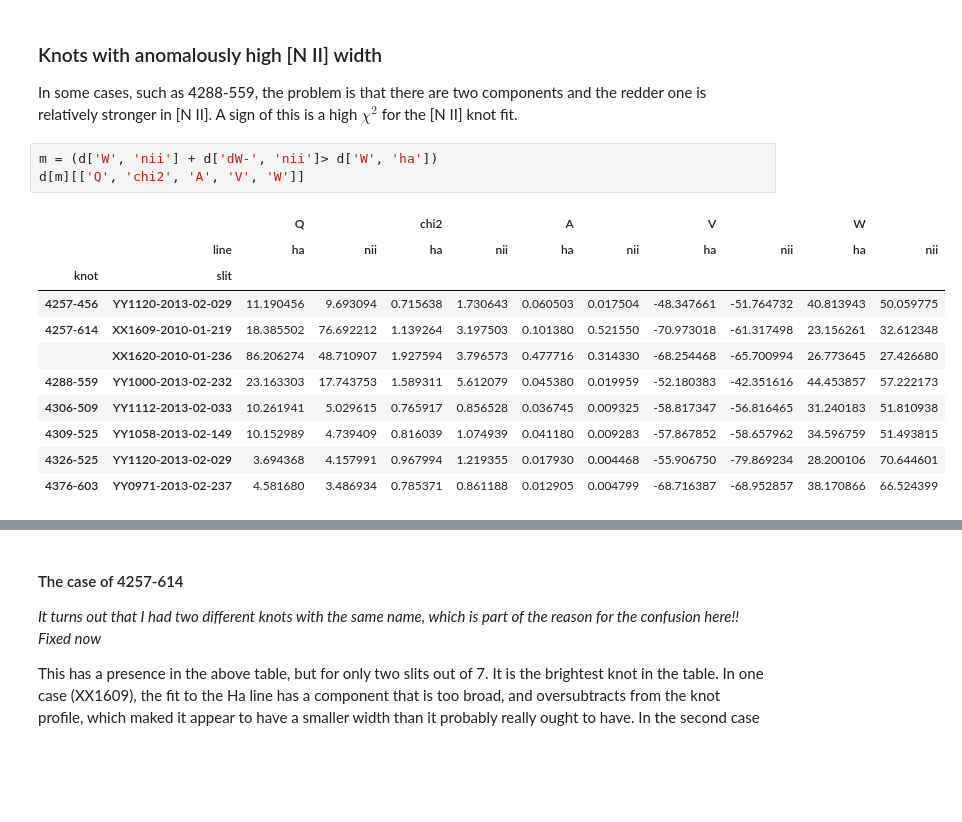
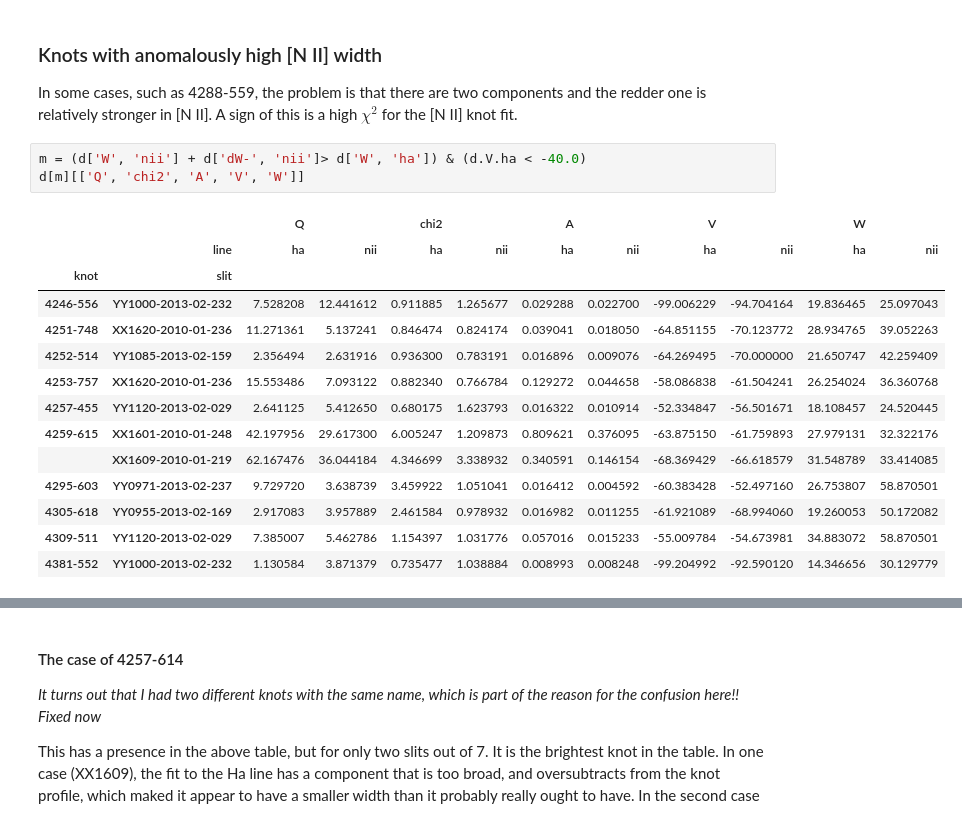
Before and after one commit to will-henney/orion-west, a Jupyter notebook: test-knot-fit.ipynb, the cells around one changed output, grey strips where cells are left out. Saved outputs shown, nothing was run; the diff lists cells and outputs as text; blank space fills up the shorter version.

```diff
--- a/test-knot-fit.ipynb
+++ b/test-knot-fit.ipynb
@@ -915,17 +1026,20 @@ fig.set_size_inches(18, 9)
 
 In some cases, such as 4288-559, the problem is that there are two components and the redder one is relatively stronger in [N II].  A sign of this is a high $\chi^2$ for the [N II] knot fit.
 # %%
-m = (d['W', 'nii'] + d['dW-', 'nii']> d['W', 'ha'])
+m = (d['W', 'nii'] + d['dW-', 'nii']> d['W', 'ha']) & (d.V.ha < -40.0)
 d[m][['Q', 'chi2', 'A', 'V', 'W']]
 # %% [output]
 |  |  | Q |  | chi2 |  | A |  | V |  | W |  |
 |  | line | ha | nii | ha | nii | ha | nii | ha | nii | ha | nii |
 | knot | slit |  |  |  |  |  |  |  |  |  |  |
-| 4257-456 | YY1120-2013-02-029 | 11.190456 | 9.693094 | 0.715638 | 1.730643 | 0.060503 | 0.017504 | -48.347661 | -51.764732 | 40.813943 | 50.059775 |
-| 4257-614 | XX1609-2010-01-219 | 18.385502 | 76.692212 | 1.139264 | 3.197503 | 0.101380 | 0.521550 | -70.973018 | -61.317498 | 23.156261 | 32.612348 |
-|  | XX1620-2010-01-236 | 86.206274 | 48.710907 | 1.927594 | 3.796573 | 0.477716 | 0.314330 | -68.254468 | -65.700994 | 26.773645 | 27.426680 |
-| 4288-559 | YY1000-2013-02-232 | 23.163303 | 17.743753 | 1.589311 | 5.612079 | 0.045380 | 0.019959 | -52.180383 | -42.351616 | 44.453857 | 57.222173 |
-| 4306-509 | YY1112-2013-02-033 | 10.261941 | 5.029615 | 0.765917 | 0.856528 | 0.036745 | 0.009325 | -58.817347 | -56.816465 | 31.240183 | 51.810938 |
-| 4309-525 | YY1058-2013-02-149 | 10.152989 | 4.739409 | 0.816039 | 1.074939 | 0.041180 | 0.009283 | -57.867852 | -58.657962 | 34.596759 | 51.493815 |
-| 4326-525 | YY1120-2013-02-029 | 3.694368 | 4.157991 | 0.967994 | 1.219355 | 0.017930 | 0.004468 | -55.906750 | -79.869234 | 28.200106 | 70.644601 |
-| 4376-603 | YY0971-2013-02-237 | 4.581680 | 3.486934 | 0.785371 | 0.861188 | 0.012905 | 0.004799 | -68.716387 | -68.952857 | 38.170866 | 66.524399 |
+| 4246-556 | YY1000-2013-02-232 | 7.528208 | 12.441612 | 0.911885 | 1.265677 | 0.029288 | 0.022700 | -99.006229 | -94.704164 | 19.836465 | 25.097043 |
+| 4251-748 | XX1620-2010-01-236 | 11.271361 | 5.137241 | 0.846474 | 0.824174 | 0.039041 | 0.018050 | -64.851155 | -70.123772 | 28.934765 | 39.052263 |
+| 4252-514 | YY1085-2013-02-159 | 2.356494 | 2.631916 | 0.936300 | 0.783191 | 0.016896 | 0.009076 | -64.269495 | -70.000000 | 21.650747 | 42.259409 |
+| 4253-757 | XX1620-2010-01-236 | 15.553486 | 7.093122 | 0.882340 | 0.766784 | 0.129272 | 0.044658 | -58.086838 | -61.504241 | 26.254024 | 36.360768 |
+| 4257-455 | YY1120-2013-02-029 | 2.641125 | 5.412650 | 0.680175 | 1.623793 | 0.016322 | 0.010914 | -52.334847 | -56.501671 | 18.108457 | 24.520445 |
+| 4259-615 | XX1601-2010-01-248 | 42.197956 | 29.617300 | 6.005247 | 1.209873 | 0.809621 | 0.376095 | -63.875150 | -61.759893 | 27.979131 | 32.322176 |
+|  | XX1609-2010-01-219 | 62.167476 | 36.044184 | 4.346699 | 3.338932 | 0.340591 | 0.146154 | -68.369429 | -66.618579 | 31.548789 | 33.414085 |
+| 4295-603 | YY0971-2013-02-237 | 9.729720 | 3.638739 | 3.459922 | 1.051041 | 0.016412 | 0.004592 | -60.383428 | -52.497160 | 26.753807 | 58.870501 |
+| 4305-618 | YY0955-2013-02-169 | 2.917083 | 3.957889 | 2.461584 | 0.978932 | 0.016982 | 0.011255 | -61.921089 | -68.994060 | 19.260053 | 50.172082 |
+| 4309-511 | YY1120-2013-02-029 | 7.385007 | 5.462786 | 1.154397 | 1.031776 | 0.057016 | 0.015233 | -55.009784 | -54.673981 | 34.883072 | 58.870501 |
+| 4381-552 | YY1000-2013-02-232 | 1.130584 | 3.871379 | 0.735477 | 1.038884 | 0.008993 | 0.008248 | -99.204992 | -92.590120 | 14.346656 | 30.129779 |
```
Also changed, not shown: parts of 12 cells of this notebook, 2 other files.
